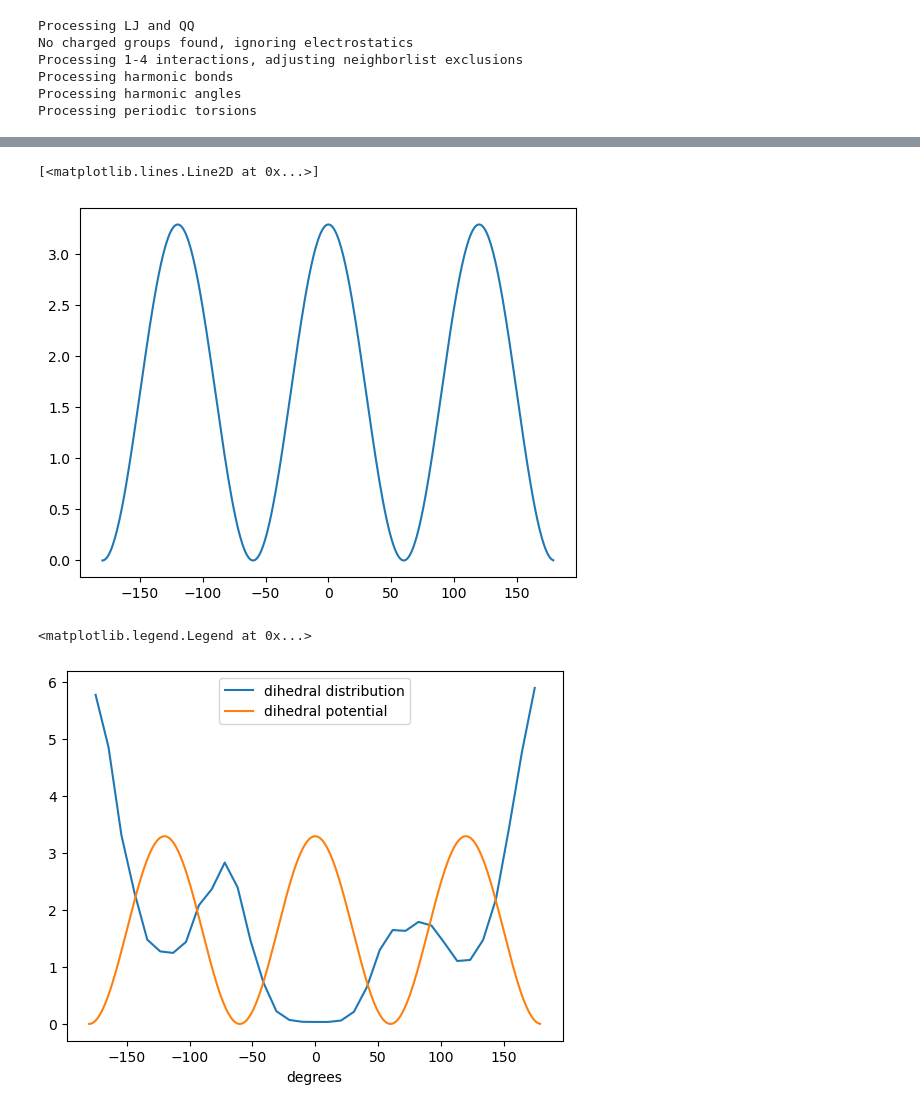
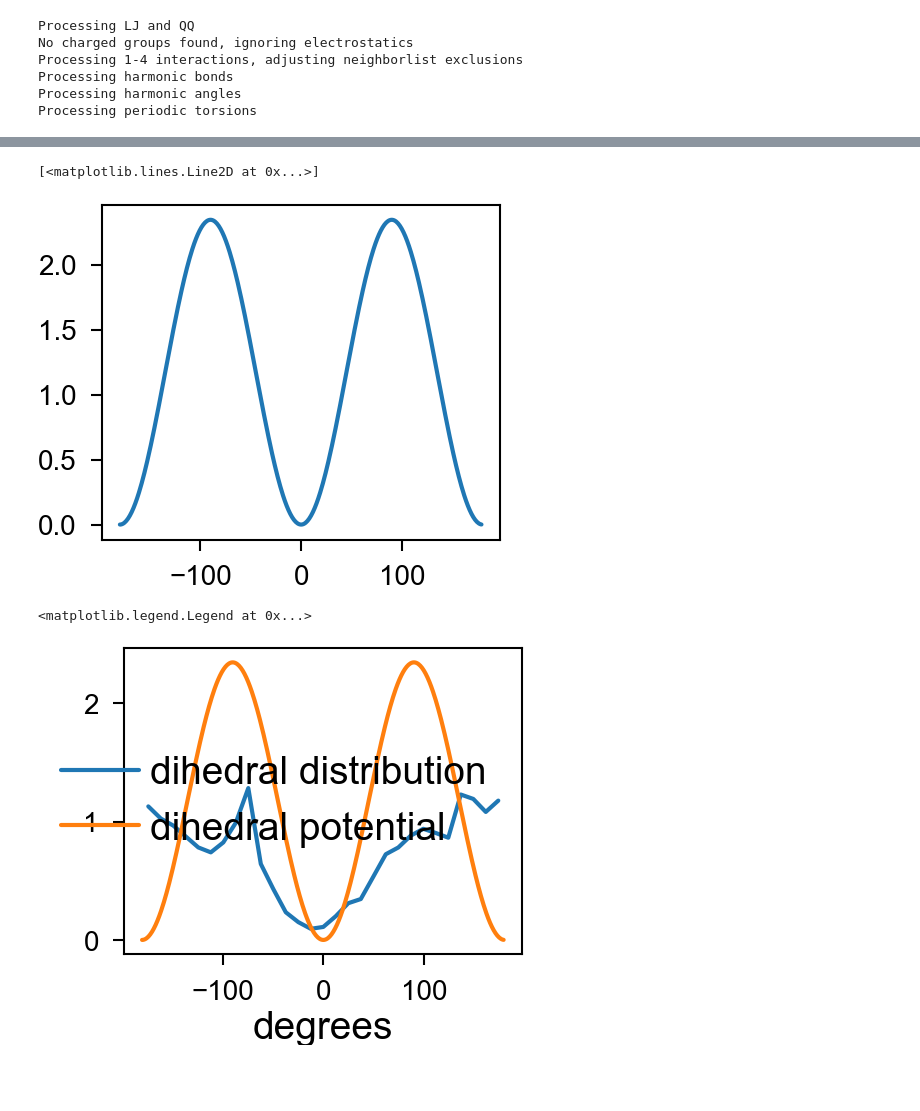
Before and after one commit to gwenwhite/dihedral2, a Jupyter notebook: Butane_Dihedral_Test.ipynb, the cells around one changed output, grey strips where cells are left out. Saved outputs shown, nothing was run; the diff lists cells and outputs as text; code cells hidden in the pictures; blank space fills up the shorter version.

```diff
--- a/Butane_Dihedral_Test.ipynb
+++ b/Butane_Dihedral_Test.ipynb
@@ -106,11 +113,12 @@ def harmonic_dihedral(phi,k,d,n,phi0):
     return energy
 # %%
 phi_range = np.arange(-np.pi,np.pi,np.pi/200)
-dihedral_energy = harmonic_dihedral(phi_range,3.2907, 1.0, 3, 0)
+dihedral_energy = harmonic_dihedral(phi_range,2.345, 1.0, 2, 3.142)
 plt.plot(np.rad2deg(phi_range), dihedral_energy)
+#'k': 2.345116728142596, 'd': 1.0, 'n': 2, 'phi0': 3.141592653589793
 # %% [output]
 [<matplotlib.lines.Line2D at 0x...>]
-[figure, old version]
+[figure, new version]
 # %%
 plt.plot(np.rad2deg(dist[:,0]), dist[:,1]/2333, label = 'dihedral distribution')
 plt.plot(np.rad2deg(phi_range), dihedral_energy, label = 'dihedral potential')
@@ -118,4 +126,4 @@ plt.xlabel('degrees')
 plt.legend()
 # %% [output]
 <matplotlib.legend.Legend at 0x...>
-[figure, old version]
+[figure, new version]
```
Also changed, not shown: parts of 7 cells of this notebook, 1 other file.
